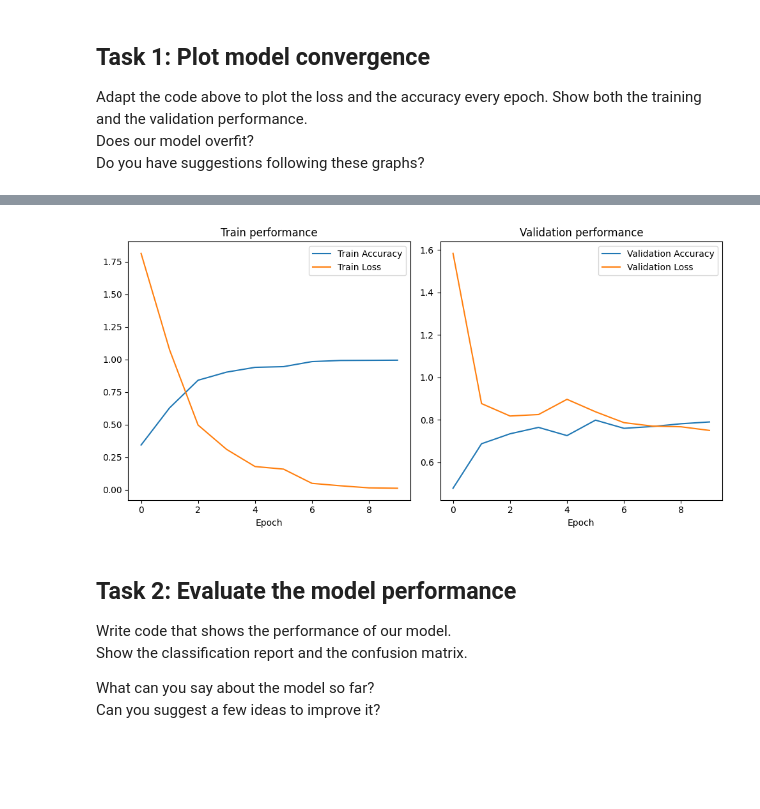
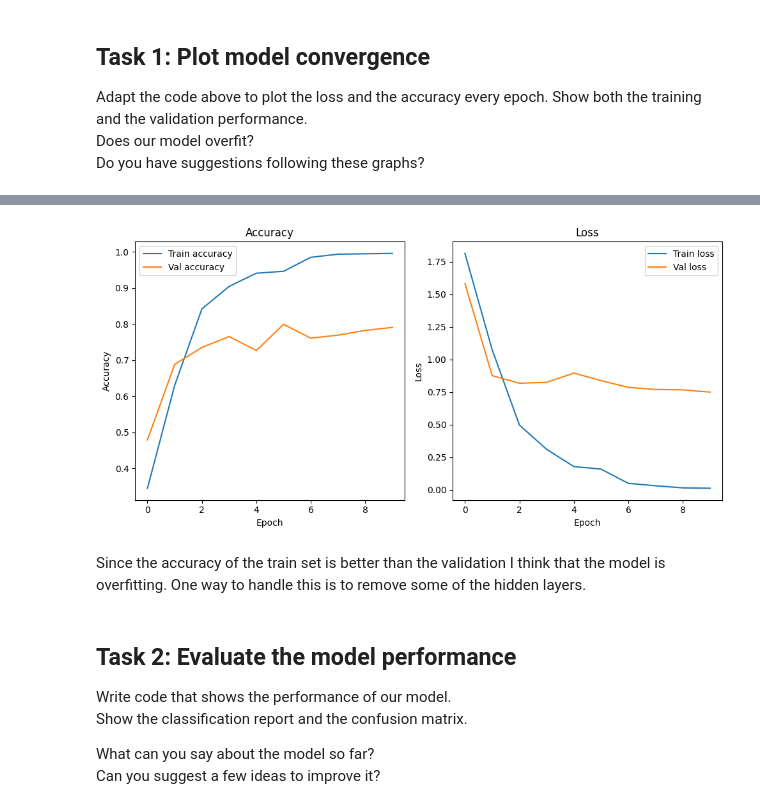
Before and after one commit to annarice/y-data, a Jupyter notebook: labs/intro_to_dl_transfer_learning/transfer_learning_tutorial.ipynb, the cells around one changed output, grey strips where cells are left out. Drawn from its saved outputs; the diff is of its cells as text; code cells hidden in the pictures; blank space fills up the shorter version.

```diff
--- a/labs/intro_to_dl_transfer_learning/transfer_learning_tutorial.ipynb
+++ b/labs/intro_to_dl_transfer_learning/transfer_learning_tutorial.ipynb
@@ -680,26 +671,28 @@ plt.show()
 # %%
 fig, axes = plt.subplots(1, 2, figsize=(10, 5))
 
-# Plot train set
-axes[0].plot(train_acc, label='Train Accuracy')
-axes[0].plot(train_loss, label='Train Loss')
-axes[0].set_title('Train performance')
+# Plot accuracy
+axes[0].plot(train_acc, label='Train accuracy')
+axes[0].plot(val_acc, label='Val accuracy')
+axes[0].set_title('Accuracy')
 axes[0].set_xlabel('Epoch')
-axes[0].set_ylabel('')
+axes[0].set_ylabel('Accuracy')
 axes[0].legend()
 
-# Plot val set
-axes[1].plot(val_acc, label='Validation Accuracy')
-axes[1].plot(val_loss, label='Validation Loss')
-axes[1].set_title('Validation performance')
+# Plot loss
+axes[1].plot(train_loss, label='Train loss')
+axes[1].plot(val_loss, label='Val loss')
+axes[1].set_title('Loss')
 axes[1].set_xlabel('Epoch')
-axes[1].set_ylabel('')
+axes[1].set_ylabel('Loss')
 axes[1].legend()
 
 plt.tight_layout()
 plt.show()
 # %% [output]
-[figure, old version]
+[figure, new version]
+# %% [markdown]
+Since the accuracy of the train set is better than the validation I think that the model is overfitting. One way to handle this is to remove some of the hidden layers.
 # %% [markdown]
 ## Task 2: Evaluate the model performance
 Write code that shows the performance of our model.
```
Also changed, not shown: parts of 4 cells of this notebook.
